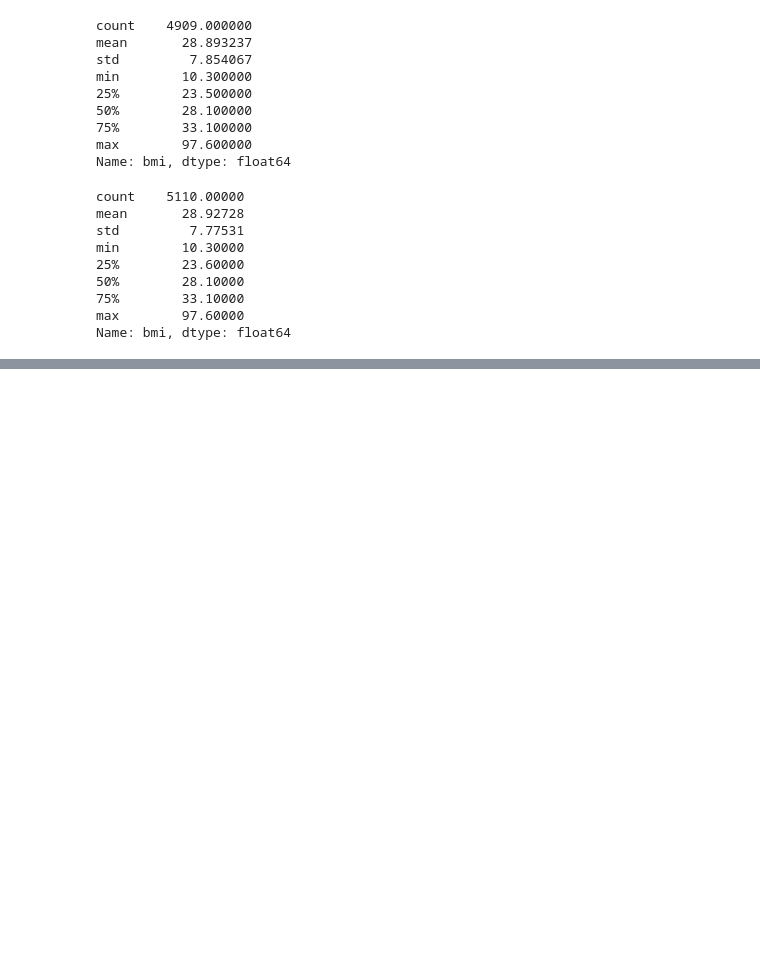
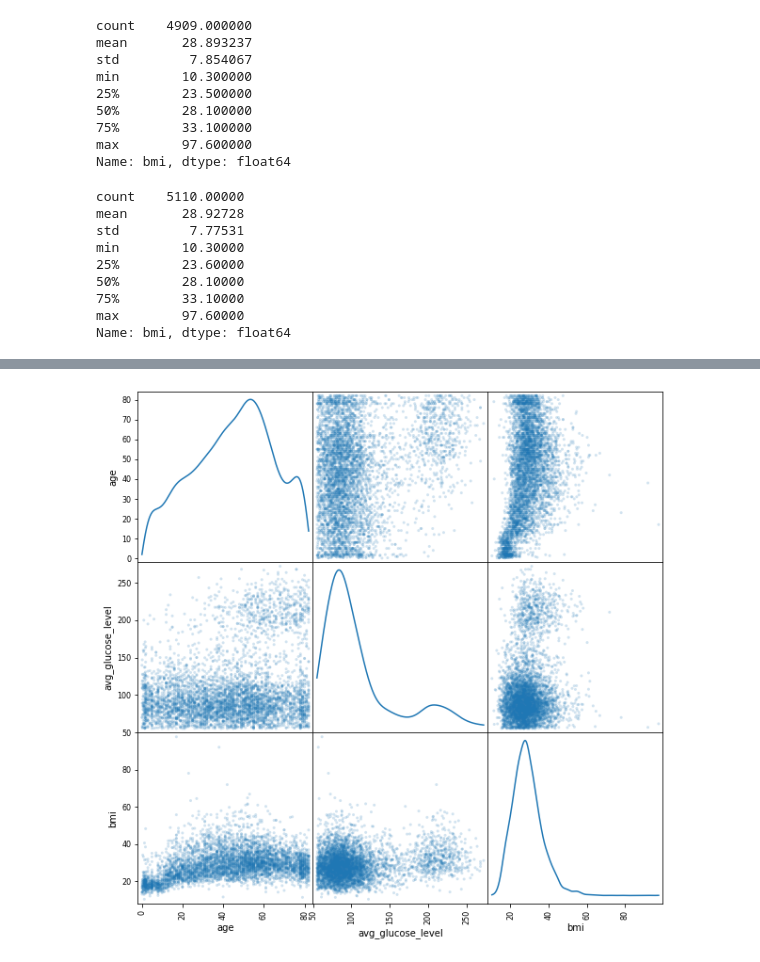
Before and after one commit to raul-miranda/DS-201-Project-1, a Jupyter notebook: D201_Project_2.ipynb, the cells around one changed output, grey strips where cells are left out. Saved outputs shown, nothing was run; the diff lists cells and outputs as text; code cells hidden in the pictures; blank space fills up the shorter version.

```diff
--- a/D201_Project_2.ipynb
+++ b/D201_Project_2.ipynb
@@ -121,0 +132,5 @@ Name: bmi, dtype: float64
+# %%
+from pandas.plotting import scatter_matrix
+scatter_matrix(health_int[['age','avg_glucose_level','bmi']], alpha=0.2, figsize=(10,10), diagonal="kde");
+# %% [output]
+[figure, added]
```
Also changed, not shown: parts of 4 cells of this notebook.
